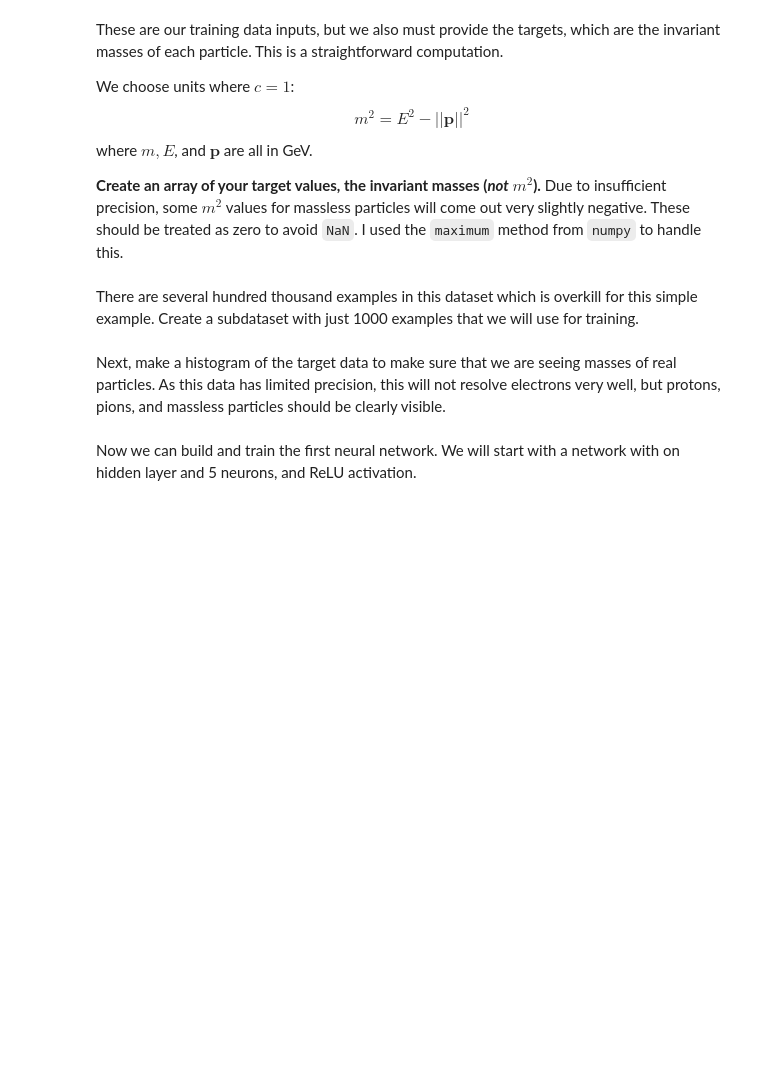
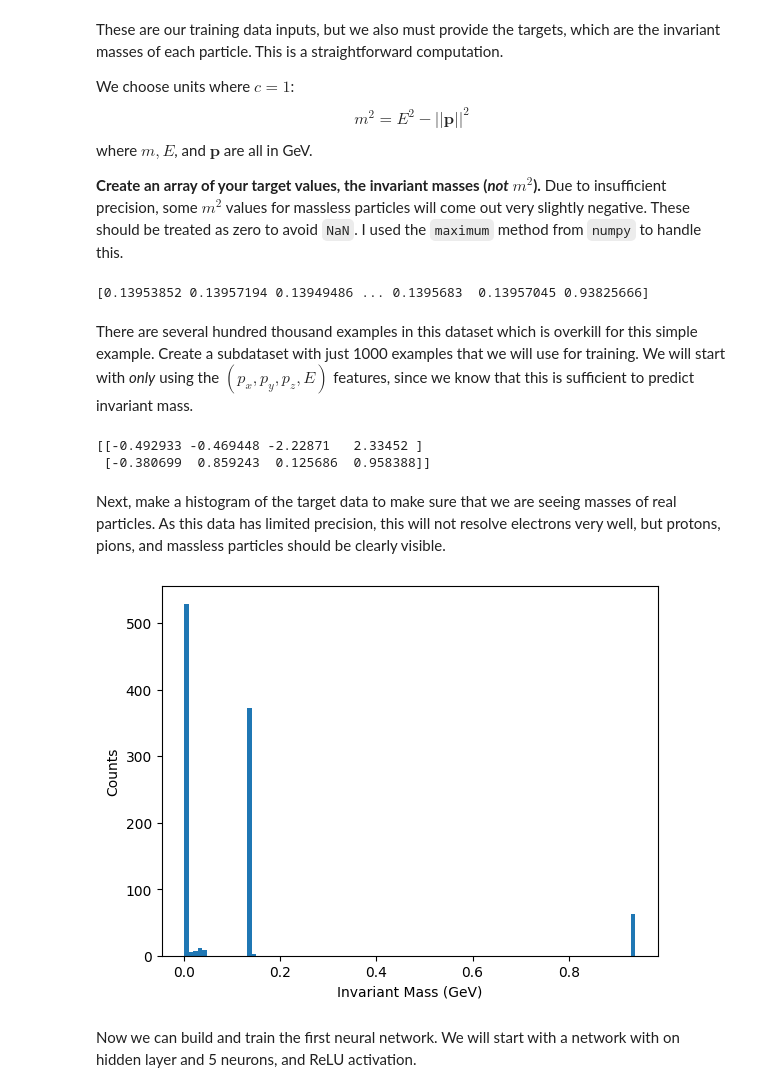
Before and after one commit to alpha-davidson/hsf-india, a Jupyter notebook: activities/Lecture1-NN-keras.ipynb, the cells around one changed output. Cells and saved outputs as stored; diff of their text form; code cells hidden in the pictures; blank space fills up the shorter version.

```diff
--- a/activities/Lecture1-NN-keras.ipynb
+++ b/activities/Lecture1-NN-keras.ipynb
@@ -104,15 +102,32 @@ Due to insufficient precision, some $m^2$ values for massless particles will com
+# %%
+# Complete me:
+m2 = particles[:,3]**2 - (particles[:,0]**2 + particles[:,1]**2 + particles[:,2]**2)
+mass = np.sqrt(np.maximum(m2,0))
+print(mass)
+# %% [output]
+[0.13953852 0.13957194 0.13949486 ... 0.1395683  0.13957045 0.93825666]
 # %% [markdown]
-There are several hundred thousand examples in this dataset which is overkill for this simple example. Create a subdataset with just 1000 examples that we will use for training.
+There are several hundred thousand examples in this dataset which is overkill for this simple example. Create a subdataset with just 1000 examples that we will use for training. We will start with *only* using the $(p_x,p_y,p_z,E)$ features, since we know that this is sufficient to predict invariant mass.
 # %%
 #Slicing allows you select a subset of an array.
 #This can be done like this: smallerArray = largerArray[:100]
 
 #Complete me:
+mass_train = mass[:1000]
+particles_train = particles[:1000,0:4]
+print(particles_train[:2])
+# %% [output]
+[[-0.492933 -0.469448 -2.22871   2.33452 ]
+ [-0.380699  0.859243  0.125686  0.958388]]
 # %% [markdown]
 Next, make a histogram of the target data to make sure that we are seeing masses of real particles. As this data has limited precision, this will not resolve electrons very well, but protons, pions, and massless particles should be clearly visible.
 # %%
 plt.hist(mass_train,bins=100)
+plt.xlabel("Invariant Mass (GeV)")
+plt.ylabel("Counts")
 plt.show()
+# %% [output]
+[figure, added]
 # %% [markdown]
 Now we can build and train the first neural network. We will start with a network with on hidden layer and 5 neurons, and ReLU activation.
 # %%
```
Also changed, not shown: parts of 1 cell of this notebook.
